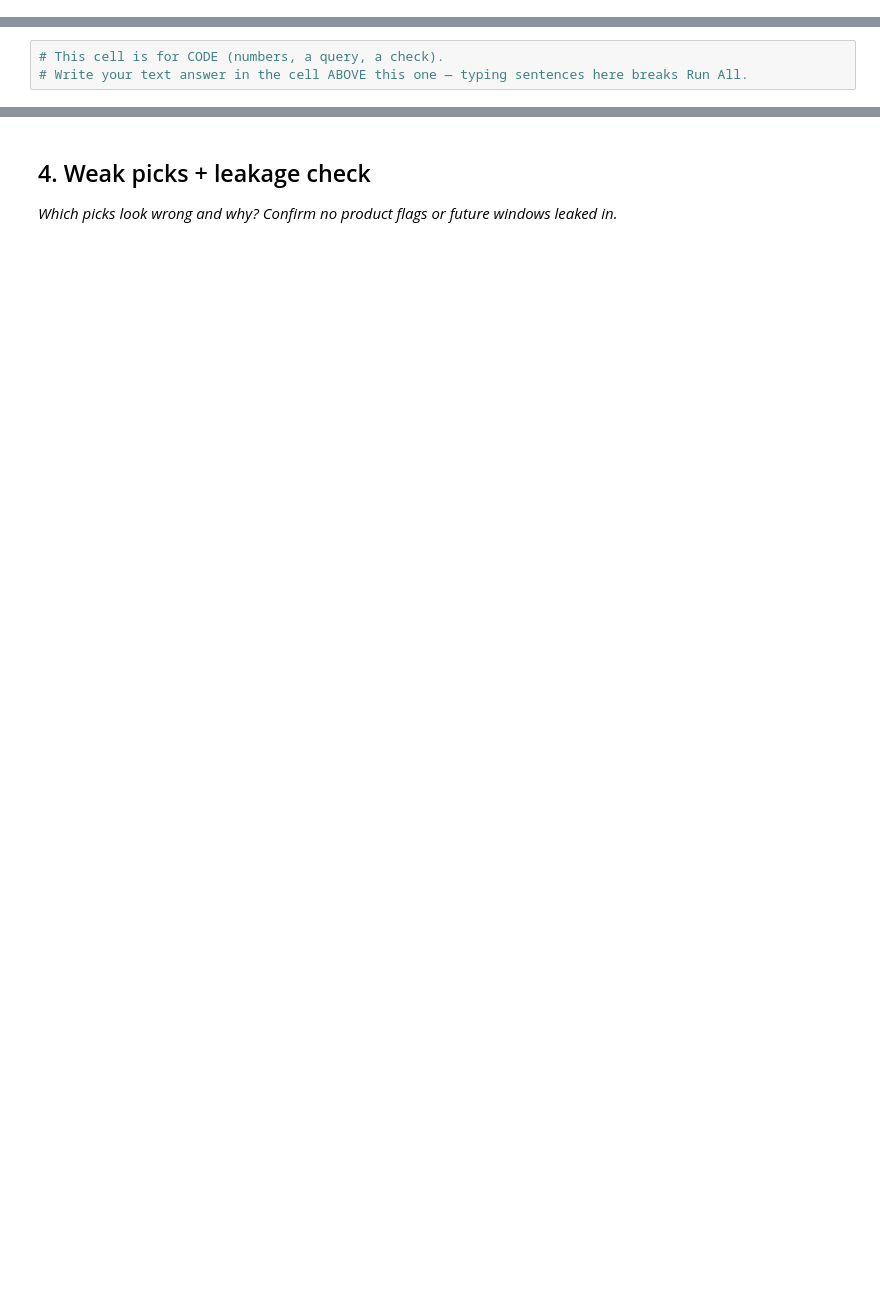
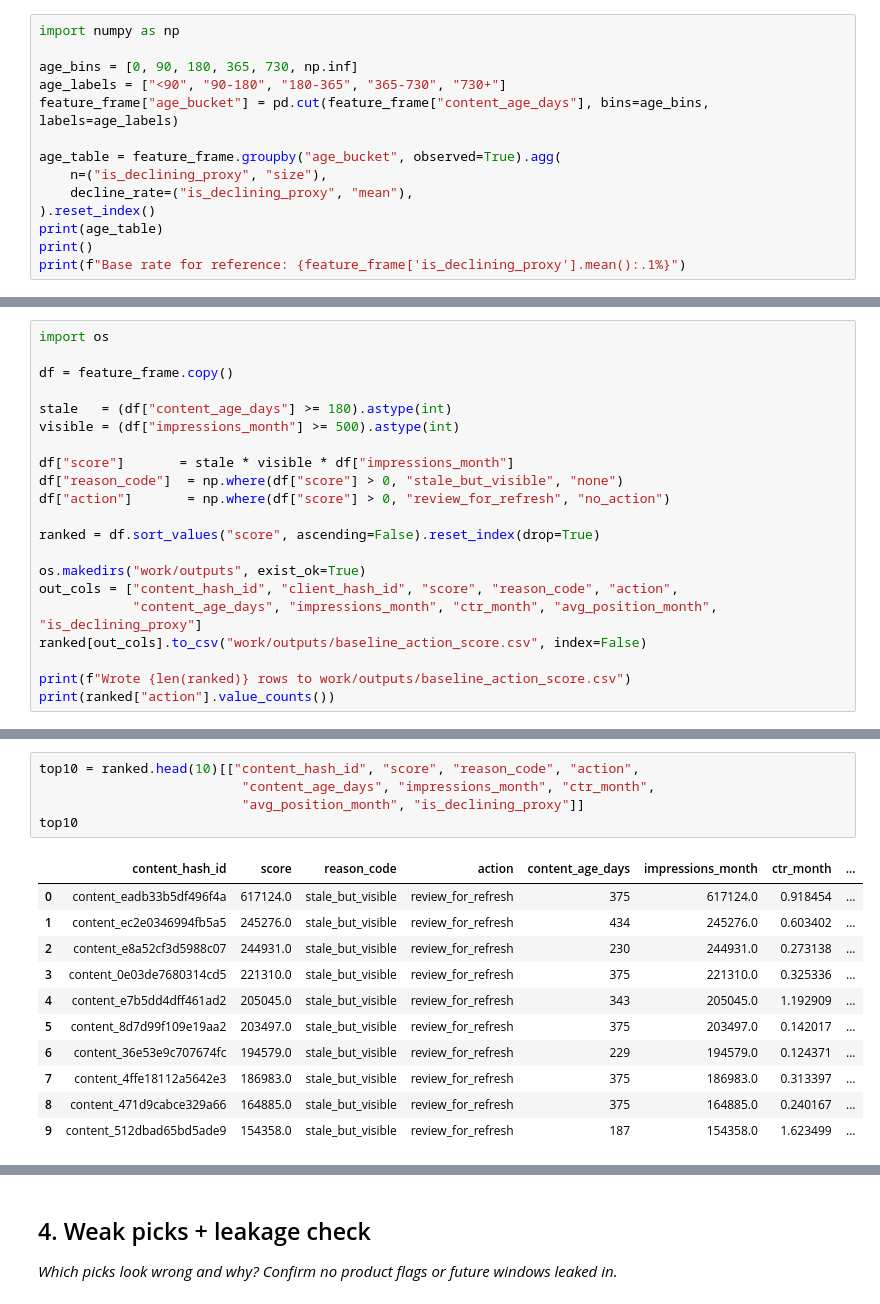
Before and after one commit to ozair247/flyrank-ml-internship, a Jupyter notebook: work/notebooks/w04_baseline_score.ipynb, the cells around one changed output, grey strips where cells are left out. Saved outputs shown, nothing was run; the diff lists cells and outputs as text; blank space fills up the shorter version.

```diff
--- a/work/notebooks/w04_baseline_score.ipynb
+++ b/work/notebooks/w04_baseline_score.ipynb
@@ -15,0 +110,14 @@ This skeleton is yours to fill. Work the sections **in order** — each one has
+# %%
+import numpy as np
+
+age_bins = [0, 90, 180, 365, 730, np.inf]
+age_labels = ["<90", "90-180", "180-365", "365-730", "730+"]
+feature_frame["age_bucket"] = pd.cut(feature_frame["content_age_days"], bins=age_bins, labels=age_labels)
+
+age_table = feature_frame.groupby("age_bucket", observed=True).agg(
+    n=("is_declining_proxy", "size"),
+    decline_rate=("is_declining_proxy", "mean"),
+).reset_index()
+print(age_table)
+print()
+print(f"Base rate for reference: {feature_frame['is_declining_proxy'].mean():.1%}")
@@ -22,0 +181,21 @@ This skeleton is yours to fill. Work the sections **in order** — each one has
+# %%
+import os
+
+df = feature_frame.copy()
+
+stale   = (df["content_age_days"] >= 180).astype(int)
+visible = (df["impressions_month"] >= 500).astype(int)
+
+df["score"]       = stale * visible * df["impressions_month"]
+df["reason_code"]  = np.where(df["score"] > 0, "stale_but_visible", "none")
+df["action"]       = np.where(df["score"] > 0, "review_for_refresh", "no_action")
+
+ranked = df.sort_values("score", ascending=False).reset_index(drop=True)
+
+os.makedirs("work/outputs", exist_ok=True)
+out_cols = ["content_hash_id", "client_hash_id", "score", "reason_code", "action",
+            "content_age_days", "impressions_month", "ctr_month", "avg_position_month", "is_declining_proxy"]
+ranked[out_cols].to_csv("work/outputs/baseline_action_score.csv", index=False)
+
+print(f"Wrote {len(ranked)} rows to work/outputs/baseline_action_score.csv")
+print(ranked["action"].value_counts())
@@ -27,3 +244,17 @@ This skeleton is yours to fill. Work the sections **in order** — each one has
-# %%
-# This cell is for CODE (numbers, a query, a check).
-# Write your text answer in the cell ABOVE this one — typing sentences here breaks Run All.
+# %%
+top10 = ranked.head(10)[["content_hash_id", "score", "reason_code", "action",
+                          "content_age_days", "impressions_month", "ctr_month",
+                          "avg_position_month", "is_declining_proxy"]]
+top10
+# %% [output]
+|  | content_hash_id | score | reason_code | action | content_age_days | impressions_month | ctr_month | ... |
+| 0 | content_eadb33b5df496f4a | 617124.0 | stale_but_visible | review_for_refresh | 375 | 617124.0 | 0.918454 | ... |
+| 1 | content_ec2e0346994fb5a5 | 245276.0 | stale_but_visible | review_for_refresh | 434 | 245276.0 | 0.603402 | ... |
+| 2 | content_e8a52cf3d5988c07 | 244931.0 | stale_but_visible | review_for_refresh | 230 | 244931.0 | 0.273138 | ... |
+| 3 | content_0e03de7680314cd5 | 221310.0 | stale_but_visible | review_for_refresh | 375 | 221310.0 | 0.325336 | ... |
+| 4 | content_e7b5dd4dff461ad2 | 205045.0 | stale_but_visible | review_for_refresh | 343 | 205045.0 | 1.192909 | ... |
+| 5 | content_8d7d99f109e19aa2 | 203497.0 | stale_but_visible | review_for_refresh | 375 | 203497.0 | 0.142017 | ... |
+| 6 | content_36e53e9c707674fc | 194579.0 | stale_but_visible | review_for_refresh | 229 | 194579.0 | 0.124371 | ... |
+| 7 | content_4ffe18112a5642e3 | 186983.0 | stale_but_visible | review_for_refresh | 375 | 186983.0 | 0.313397 | ... |
+| 8 | content_471d9cabce329a66 | 164885.0 | stale_but_visible | review_for_refresh | 375 | 164885.0 | 0.240167 | ... |
+| 9 | content_512dbad65bd5ade9 | 154358.0 | stale_but_visible | review_for_refresh | 187 | 154358.0 | 1.623499 | ... |
```
Also changed, not shown: parts of 30 cells of this notebook.
